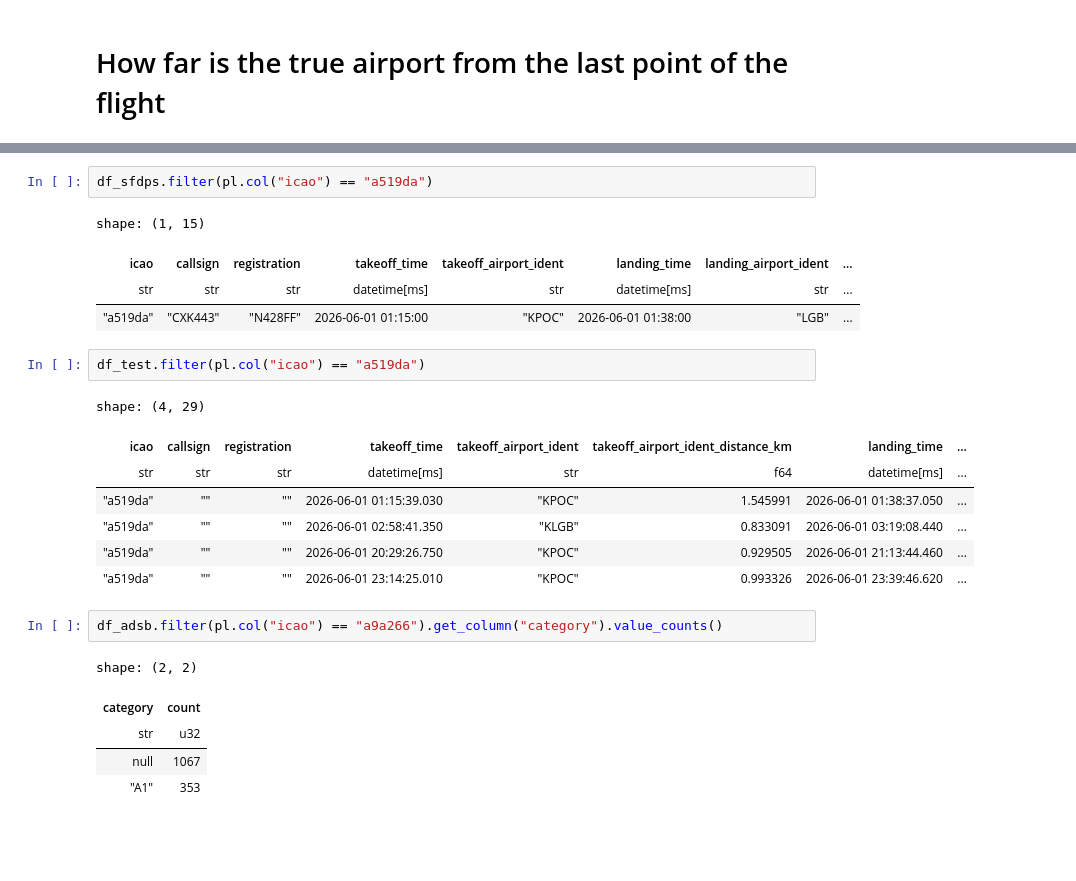
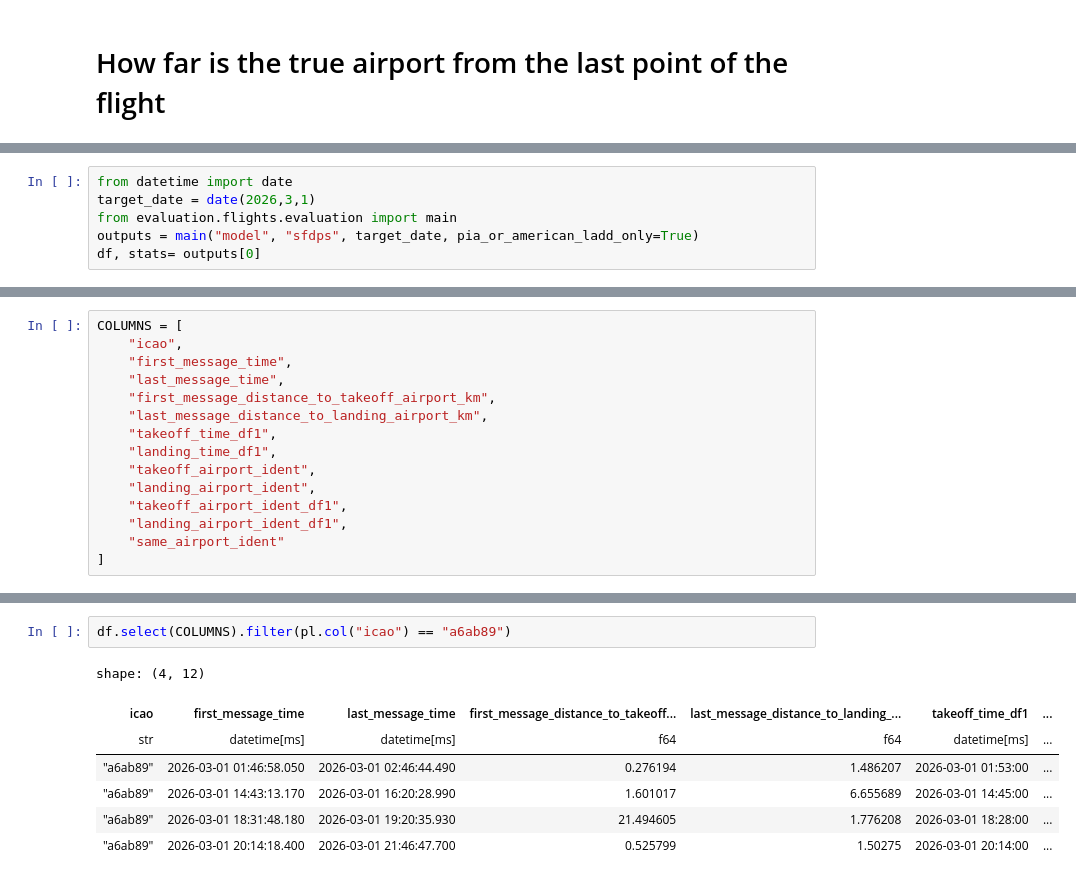
Before and after one commit to PlaneQuery/planequery-data, a Jupyter notebook: notebooks/flights/flights_algorithm_time_and_distance_analysis.ipynb, the cells around one changed output, grey strips where cells are left out. Drawn from its saved outputs; the diff is of its cells as text; blank space fills up the shorter version.

Commit message:
Add comparison endpoint columns and haversine distance calculations for flight data

```diff
--- a/notebooks/flights/flights_algorithm_time_and_distance_analysis.ipynb
+++ b/notebooks/flights/flights_algorithm_time_and_distance_analysis.ipynb
@@ -196,0 +18,6 @@ shape: (1_391, 18)
+# %%
+from datetime import date
+target_date = date(2026,3,1)
+from evaluation.flights.evaluation import main
+outputs = main("model", "sfdps", target_date, pia_or_american_ladd_only=True)
+df, stats= outputs[0]
@@ -196,0 +77,15 @@ shape: (1_391, 18)
+# %%
+COLUMNS = [
+    "icao",
+    "first_message_time",
+    "last_message_time",
+    "first_message_distance_to_takeoff_airport_km",
+    "last_message_distance_to_landing_airport_km",
+    "takeoff_time_df1",
+    "landing_time_df1",
+    "takeoff_airport_ident",
+    "landing_airport_ident",
+    "takeoff_airport_ident_df1",
+    "landing_airport_ident_df1",
+    "same_airport_ident"
+]
@@ -197,25 +103,10 @@ shape: (1_391, 18)
 # %%
-df_sfdps.filter(pl.col("icao") == "a519da")
+df.select(COLUMNS).filter(pl.col("icao") == "a6ab89")
 # %% [output]
-shape: (1, 15)
+shape: (4, 12)
-| icao | callsign | registration | takeoff_time | takeoff_airport_ident | landing_time | landing_airport_ident | ... |
-| str | str | str | datetime[ms] | str | datetime[ms] | str | ... |
-| "a519da" | "CXK443" | "N428FF" | 2026-06-01 01:15:00 | "KPOC" | 2026-06-01 01:38:00 | "LGB" | ... |
+| icao | first_message_time | last_message_time | first_message_distance_to_takeoff... | last_message_distance_to_landing_... | takeoff_time_df1 | ... |
+| str | datetime[ms] | datetime[ms] | f64 | f64 | datetime[ms] | ... |
+| "a6ab89" | 2026-03-01 01:46:58.050 | 2026-03-01 02:46:44.490 | 0.276194 | 1.486207 | 2026-03-01 01:53:00 | ... |
+| "a6ab89" | 2026-03-01 14:43:13.170 | 2026-03-01 16:20:28.990 | 1.601017 | 6.655689 | 2026-03-01 14:45:00 | ... |
+| "a6ab89" | 2026-03-01 18:31:48.180 | 2026-03-01 19:20:35.930 | 21.494605 | 1.776208 | 2026-03-01 18:28:00 | ... |
+| "a6ab89" | 2026-03-01 20:14:18.400 | 2026-03-01 21:46:47.700 | 0.525799 | 1.50275 | 2026-03-01 20:14:00 | ... |
-# %%
-df_test.filter(pl.col("icao") == "a519da")
-# %% [output]
-shape: (4, 29)
-| icao | callsign | registration | takeoff_time | takeoff_airport_ident | takeoff_airport_ident_distance_km | landing_time | ... |
-| str | str | str | datetime[ms] | str | f64 | datetime[ms] | ... |
-| "a519da" | "" | "" | 2026-06-01 01:15:39.030 | "KPOC" | 1.545991 | 2026-06-01 01:38:37.050 | ... |
-| "a519da" | "" | "" | 2026-06-01 02:58:41.350 | "KLGB" | 0.833091 | 2026-06-01 03:19:08.440 | ... |
-| "a519da" | "" | "" | 2026-06-01 20:29:26.750 | "KPOC" | 0.929505 | 2026-06-01 21:13:44.460 | ... |
-| "a519da" | "" | "" | 2026-06-01 23:14:25.010 | "KPOC" | 0.993326 | 2026-06-01 23:39:46.620 | ... |
-# %%
-df_adsb.filter(pl.col("icao") == "a9a266").get_column("category").value_counts()
-# %% [output]
-shape: (2, 2)
-| category | count |
-| str | u32 |
-| null | 1067 |
-| "A1" | 353 |
```
Also changed, not shown: parts of 13 cells of this notebook, 1 other file.
